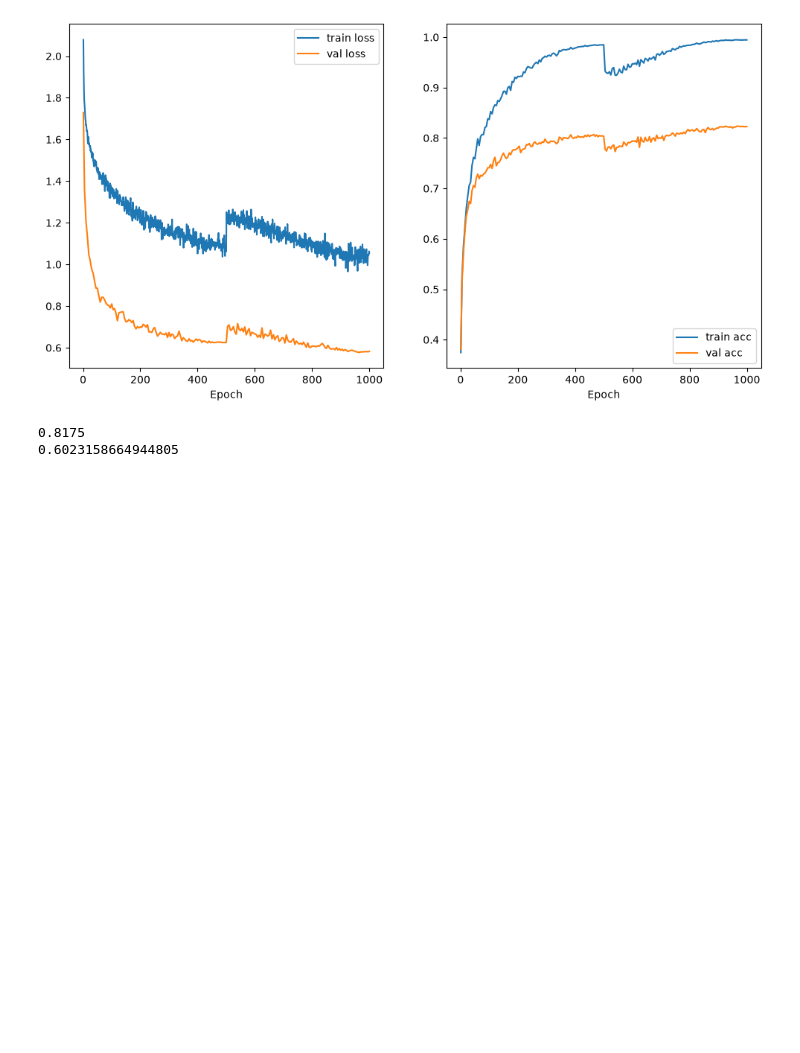
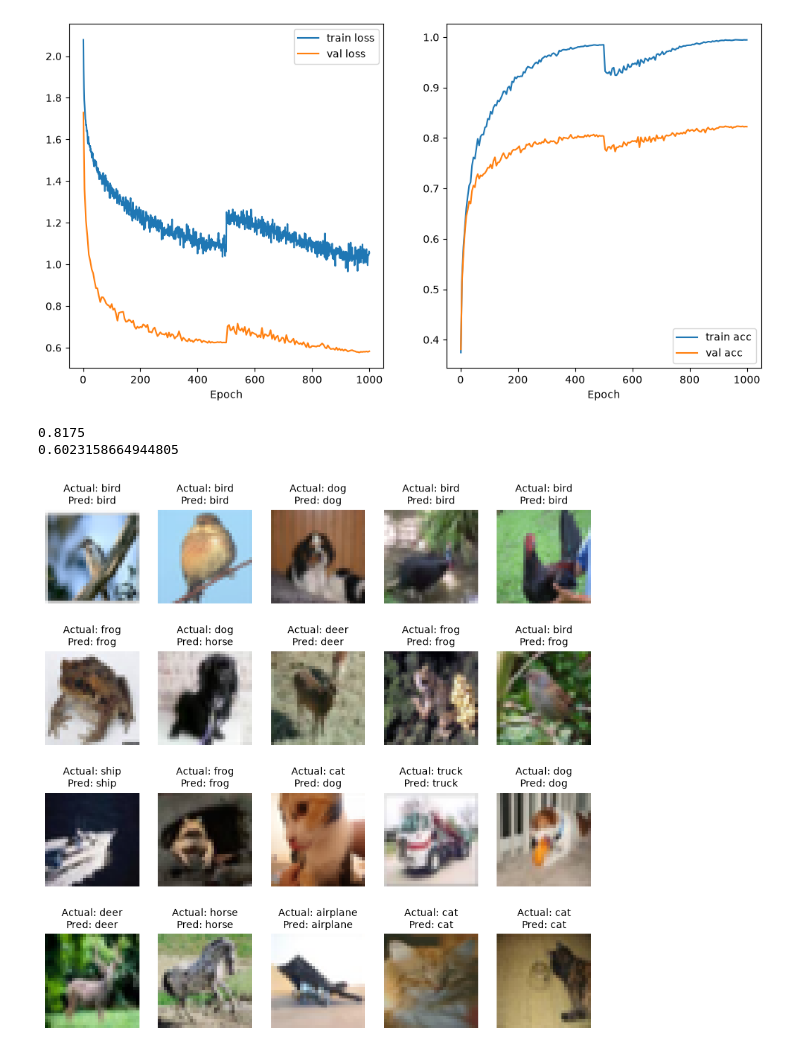
Before and after one commit to brien60/ViT, a Jupyter notebook: cifar10.ipynb, the cells around one changed output. Saved outputs shown, nothing was run; the diff lists cells and outputs as text; code cells hidden in the pictures; blank space fills up the shorter version.

Commit message:
- add functionality to display random images from the test dataset and the model's predictions on them. - Download imagenet-1k, implement ImageNetDataset, and create dataloaders

```diff
--- a/cifar10.ipynb
+++ b/cifar10.ipynb
@@ -331,3 +330,29 @@ print(test_loss / len(test_dataloader))
 # %% [output]
 0.8175
 0.6023158664944805
+# %%
+plt.figure(figsize = (10, 10))
+
+model.eval()
+with torch.inference_mode():
+    for i in range(20):
+        idx = int(len(test_dataset) * torch.rand(1))
+        img, label = test_dataset[idx]
+
+        pred = model(img.unsqueeze(0).to(device))
+
+        mean = torch.tensor([0.4914, 0.4822, 0.4465]).view(3, 1, 1)
+        std = torch.tensor([0.2470, 0.2435, 0.2616]).view(3, 1, 1)
+
+        img = img * std + mean
+
+        pred_index = torch.argmax(pred).item()
+
+        plt.subplot(4, 5, i+1)
+        plt.imshow(img.permute(1, 2, 0).clamp(0, 1))
+        plt.axis("off")
+        plt.title(f"Actual: {classes[label]}\nPred: {classes[pred_index]}", fontsize = 10)
+
+    plt.show()
+# %% [output]
+[figure, added]
```
Also changed, not shown: parts of 1 cell of this notebook, 2 other files.
